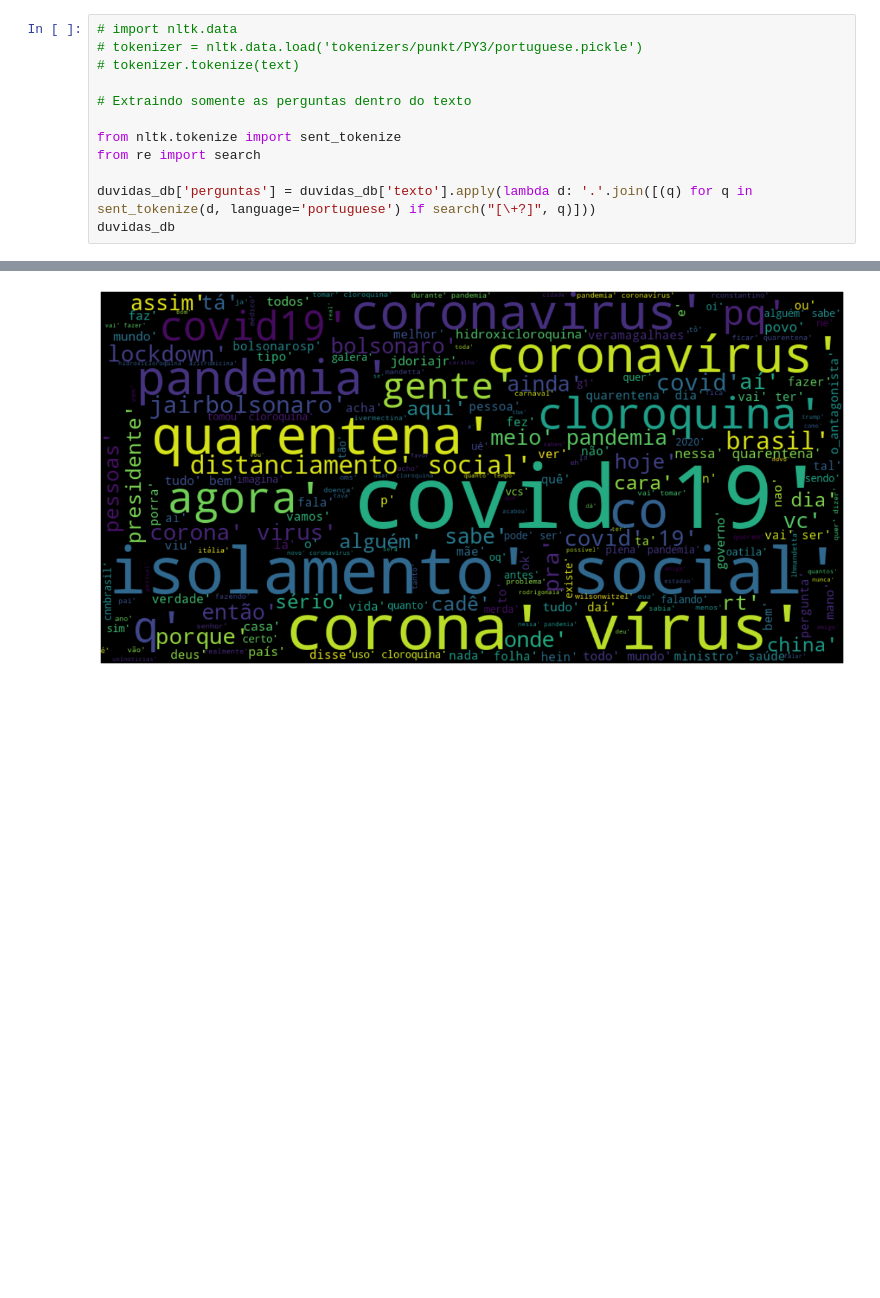
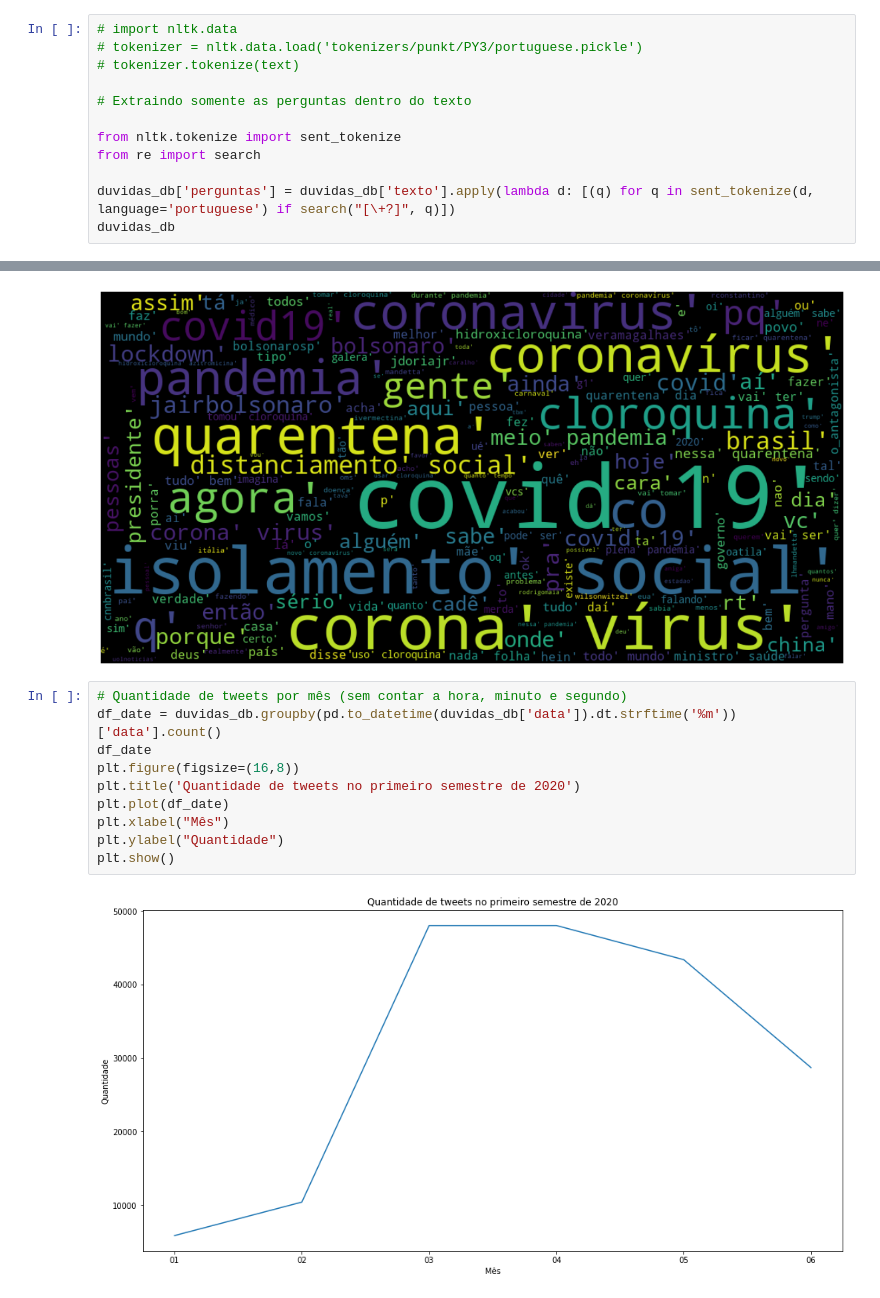
Before and after one commit to patricktapajos/ex-python-ds, a Jupyter notebook: work_covid19_tweets.ipynb, the cells around one changed output, grey strips where cells are left out. Saved outputs shown, nothing was run; the diff lists cells and outputs as text; blank space fills up the shorter version.

```diff
--- a/work_covid19_tweets.ipynb
+++ b/work_covid19_tweets.ipynb
@@ -311,7 +184,7 @@ duvidas_db
 from nltk.tokenize import sent_tokenize
 from re import search
 
-duvidas_db['perguntas'] = duvidas_db['texto'].apply(lambda d: '.'.join([(q) for q in sent_tokenize(d, language='portuguese') if search("[\+?]", q)]))
+duvidas_db['perguntas'] = duvidas_db['texto'].apply(lambda d: [(q) for q in sent_tokenize(d, language='portuguese') if search("[\+?]", q)])
 duvidas_db
 # %% [output]
 |  | texto | data | usuario | apelido | retweet | seguidores | idioma | lugar | pais | sigla | latitude | ... |
@@ -331,3 +204,15 @@ duvidas_db
 gen_img_word_cloud(duvidas_db['perguntas'])
 # %% [output]
 [figure]
+# %%
+# Quantidade de tweets por mês (sem contar a hora, minuto e segundo)
+df_date = duvidas_db.groupby(pd.to_datetime(duvidas_db['data']).dt.strftime('%m'))['data'].count()
+df_date
+plt.figure(figsize=(16,8))
+plt.title('Quantidade de tweets no primeiro semestre de 2020')
+plt.plot(df_date)
+plt.xlabel("Mês")
+plt.ylabel("Quantidade")
+plt.show()
+# %% [output]
+[figure, added]
```
Also changed, not shown: parts of 29 cells of this notebook.
